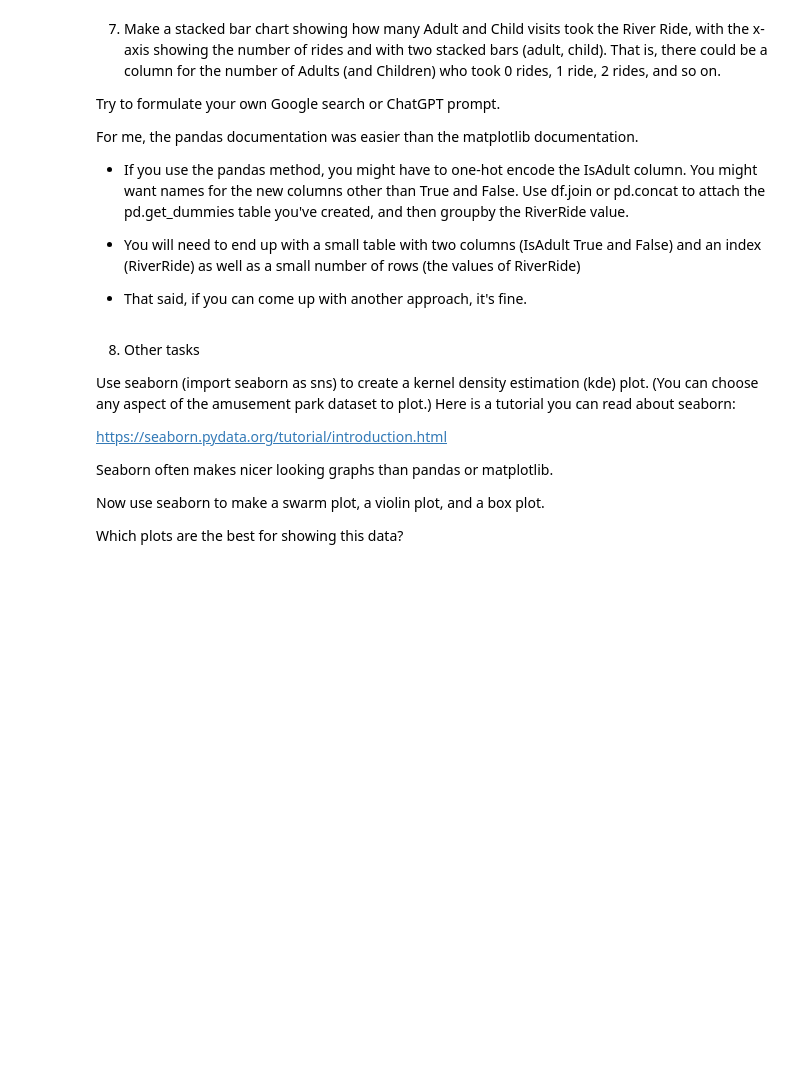
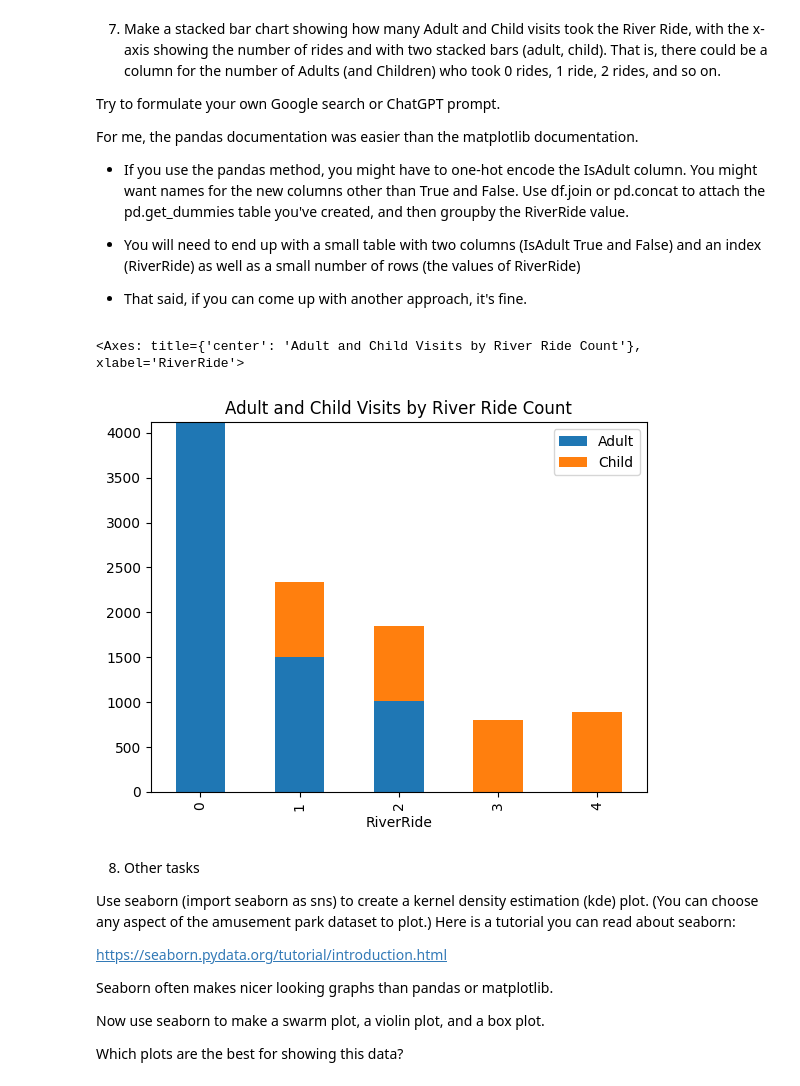
Before and after one commit to Ian123Ian595/Module-B-semester-2, a Jupyter notebook: Week3.ipynb, the cells around one changed output. Drawn from its saved outputs; the diff is of its cells as text; code cells hidden in the pictures; blank space fills up the shorter version.

```diff
--- a/Week3.ipynb
+++ b/Week3.ipynb
@@ -171,6 +328,13 @@ For me, the pandas documentation was easier than the matplotlib documentation.
 * You will need to end up with a small table with two columns (IsAdult True and False) and an index (RiverRide) as well as a small number of rows (the values of RiverRide)
 
 * That said, if you can come up with another approach, it's fine.
+# %%
+river_counts = pd.crosstab(df["RiverRide"], df["IsAdult"])
+river_counts.columns = ["Child", "Adult"]
+river_counts[["Adult", "Child"]].plot.bar(stacked=True, title="Adult and Child Visits by River Ride Count")
+# %% [output]
+<Axes: title={'center': 'Adult and Child Visits by River Ride Count'}, xlabel='RiverRide'>
+[figure, added]
 # %% [markdown]
 8. Other tasks
 
```
Also changed, not shown: parts of 21 cells of this notebook, 1 other file.
